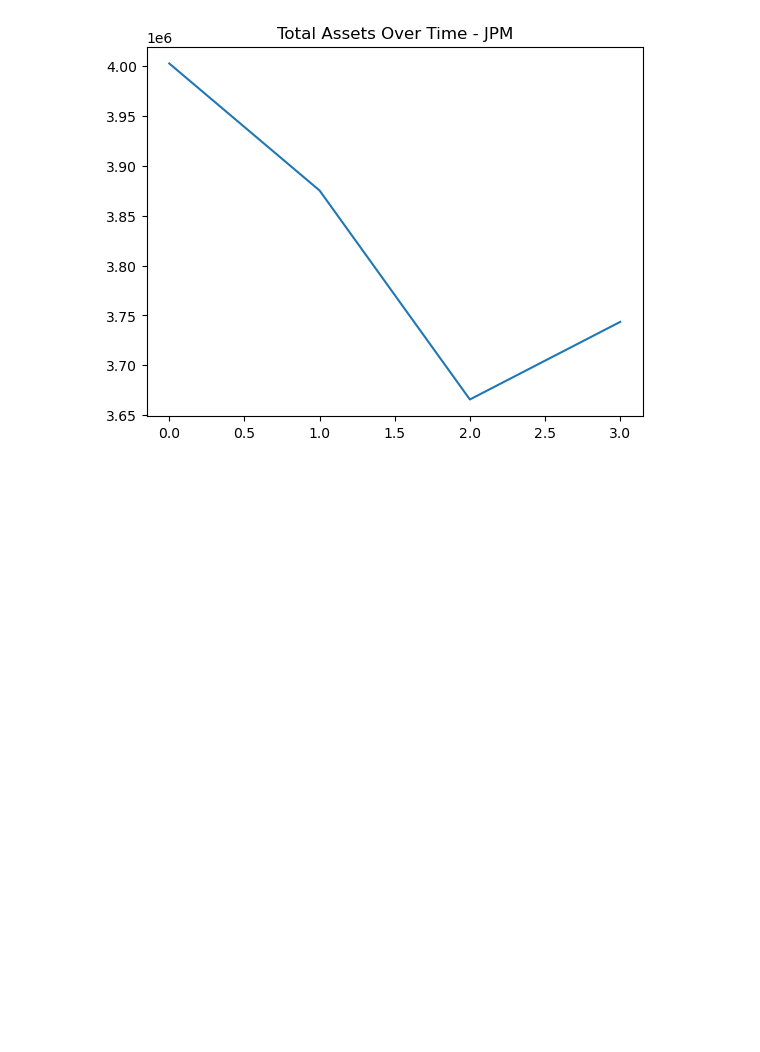
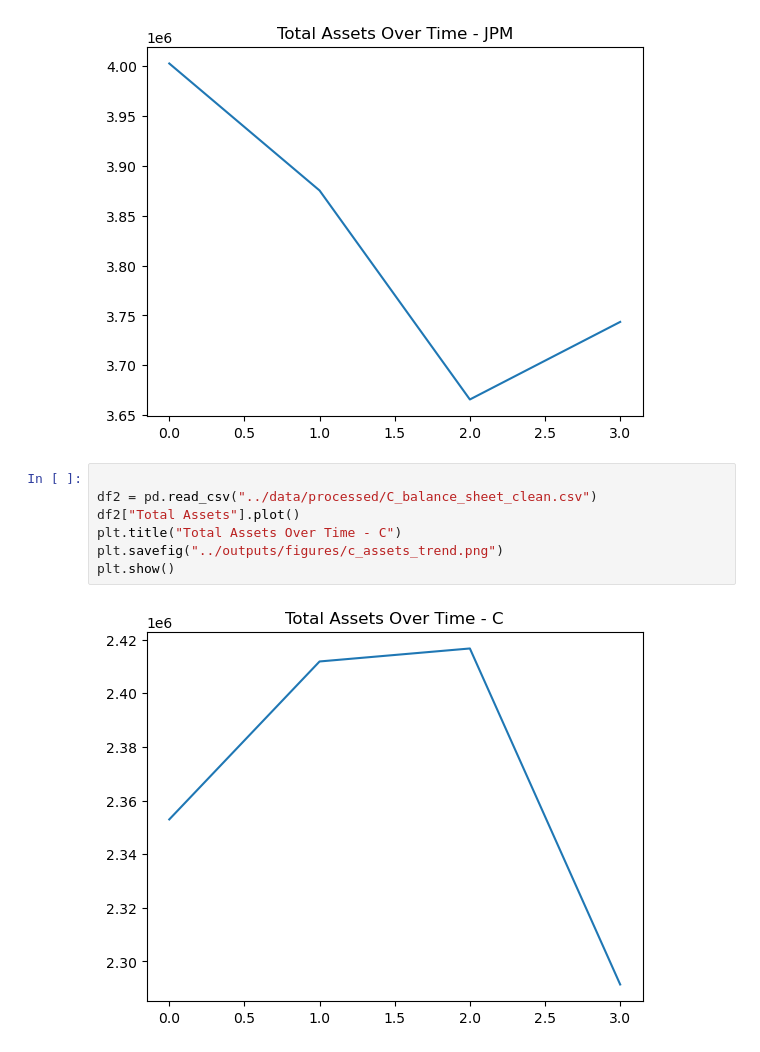
Before and after one commit to Yvonneamg/financial-health-analysis, a Jupyter notebook: notebooks/04_visualization.ipynb, the cells around one changed output. Saved outputs shown, nothing was run; the diff lists cells and outputs as text; blank space fills up the shorter version.

```diff
--- a/notebooks/04_visualization.ipynb
+++ b/notebooks/04_visualization.ipynb
@@ -9,3 +9,12 @@ plt.savefig("../outputs/figures/jpm_assets_trend.png")
 plt.show()
 # %% [output]
 [figure]
+# %%
+
+df2 = pd.read_csv("../data/processed/C_balance_sheet_clean.csv")
+df2["Total Assets"].plot()
+plt.title("Total Assets Over Time - C")
+plt.savefig("../outputs/figures/c_assets_trend.png")
+plt.show()
+# %% [output]
+[figure, added]
```
Also changed, not shown: parts of 3 cells of this notebook, 1 other file.
